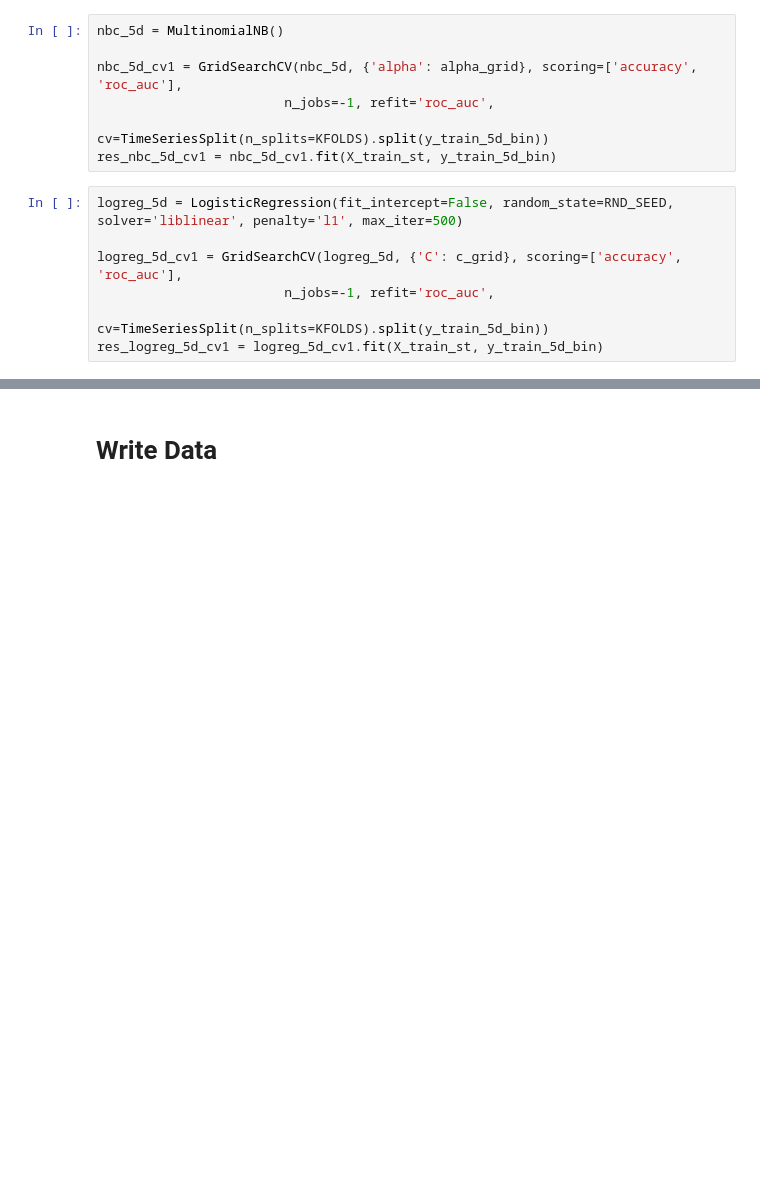
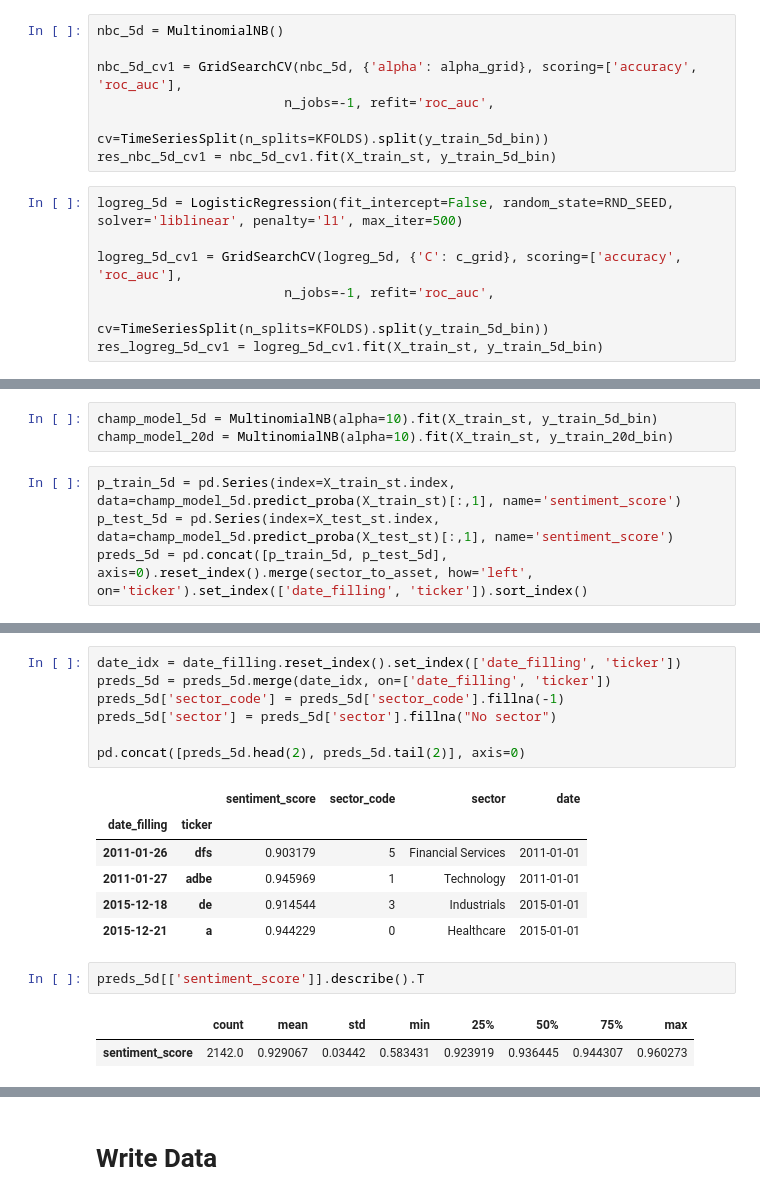
Before and after one commit to manualrg/dslab-ai-for-trading, a Jupyter notebook: notebooks/05_nlp_quant/03_10ksent_mlsent.ipynb, the cells around one changed output, grey strips where cells are left out. Saved outputs shown, nothing was run; the diff lists cells and outputs as text; blank space fills up the shorter version.

```diff
--- a/notebooks/05_nlp_quant/03_10ksent_mlsent.ipynb
+++ b/notebooks/05_nlp_quant/03_10ksent_mlsent.ipynb
@@ -869,0 +874,7 @@ pd.DataFrame(res_logreg_5d_cv1.cv_results_).filter(regex='(params|auc|mean_test_
+# %%
+champ_model_5d = MultinomialNB(alpha=10).fit(X_train_st, y_train_5d_bin)
+champ_model_20d = MultinomialNB(alpha=10).fit(X_train_st, y_train_20d_bin)
+# %%
+p_train_5d = pd.Series(index=X_train_st.index, data=champ_model_5d.predict_proba(X_train_st)[:,1], name='sentiment_score')
+p_test_5d = pd.Series(index=X_test_st.index, data=champ_model_5d.predict_proba(X_test_st)[:,1], name='sentiment_score')
+preds_5d = pd.concat([p_train_5d, p_test_5d], axis=0).reset_index().merge(sector_to_asset, how='left', on='ticker').set_index(['date_filling', 'ticker']).sort_index()
@@ -869,0 +885,19 @@ pd.DataFrame(res_logreg_5d_cv1.cv_results_).filter(regex='(params|auc|mean_test_
+# %%
+date_idx = date_filling.reset_index().set_index(['date_filling', 'ticker'])
+preds_5d = preds_5d.merge(date_idx, on=['date_filling', 'ticker'])
+preds_5d['sector_code'] = preds_5d['sector_code'].fillna(-1)
+preds_5d['sector'] = preds_5d['sector'].fillna("No sector")
+
+pd.concat([preds_5d.head(2), preds_5d.tail(2)], axis=0)
+# %% [output]
+|  |  | sentiment_score | sector_code | sector | date |
+| date_filling | ticker |  |  |  |  |
+| 2011-01-26 | dfs | 0.903179 | 5 | Financial Services | 2011-01-01 |
+| 2011-01-27 | adbe | 0.945969 | 1 | Technology | 2011-01-01 |
+| 2015-12-18 | de | 0.914544 | 3 | Industrials | 2015-01-01 |
+| 2015-12-21 | a | 0.944229 | 0 | Healthcare | 2015-01-01 |
+# %%
+preds_5d[['sentiment_score']].describe().T
+# %% [output]
+|  | count | mean | std | min | 25% | 50% | 75% | max |
+| sentiment_score | 2142.0 | 0.929067 | 0.03442 | 0.583431 | 0.923919 | 0.936445 | 0.944307 | 0.960273 |
```
Also changed, not shown: parts of 16 cells of this notebook.
